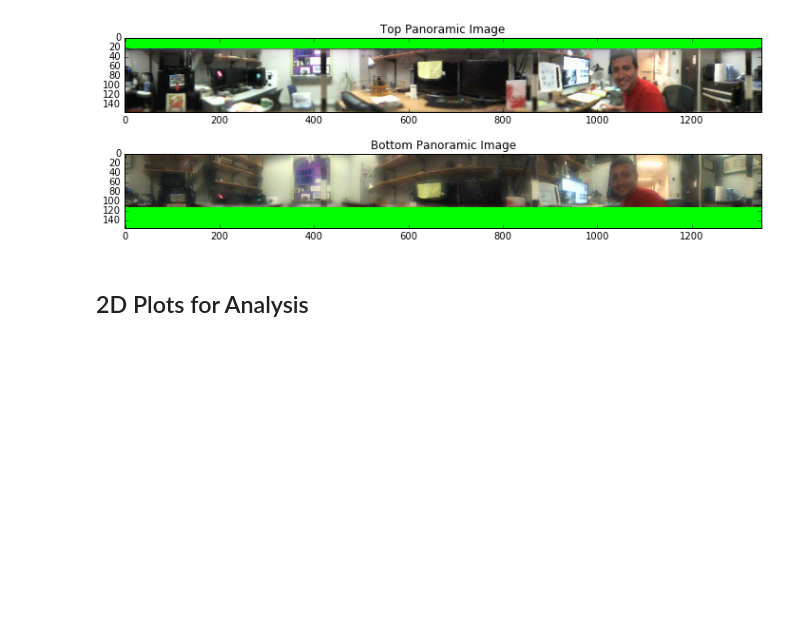
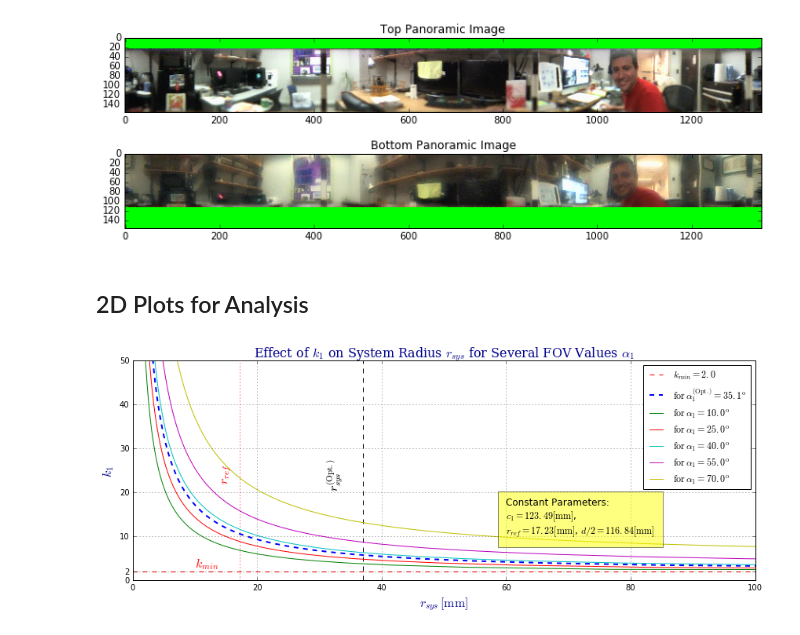
Before and after one commit to ubuntuslave/omnistereo_sensor_design, a Jupyter notebook: HyperCata Demo.ipynb, the cells around one changed output. Cells and saved outputs as stored; diff of their text form; code cells hidden in the pictures; blank space fills up the shorter version.

Commit message:
2D Plots have been added to notebook

```diff
--- a/HyperCata Demo.ipynb
+++ b/HyperCata Demo.ipynb
@@ -170,0 +165,5 @@ if show_panoramic_img and opencv_exists:
+# %%
+from omnistereo.common_plot import plot_k_vs_rsys_for_vFOV
+plot_k_vs_rsys_for_vFOV(omnistereo_model.top_model,fig_size=(12, 5))
+# %% [output]
+[figure, added]
```
Also changed, not shown: parts of 11 cells of this notebook, 11 other files.
